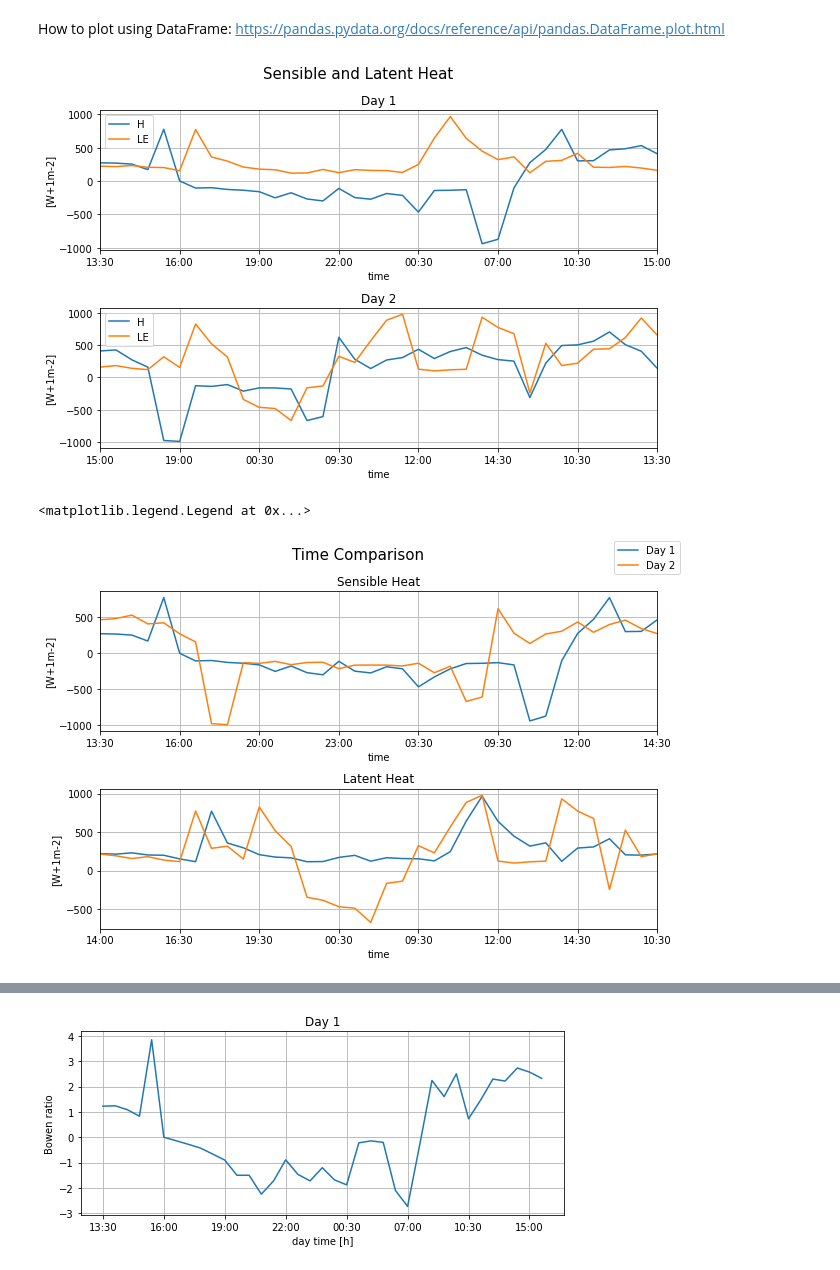
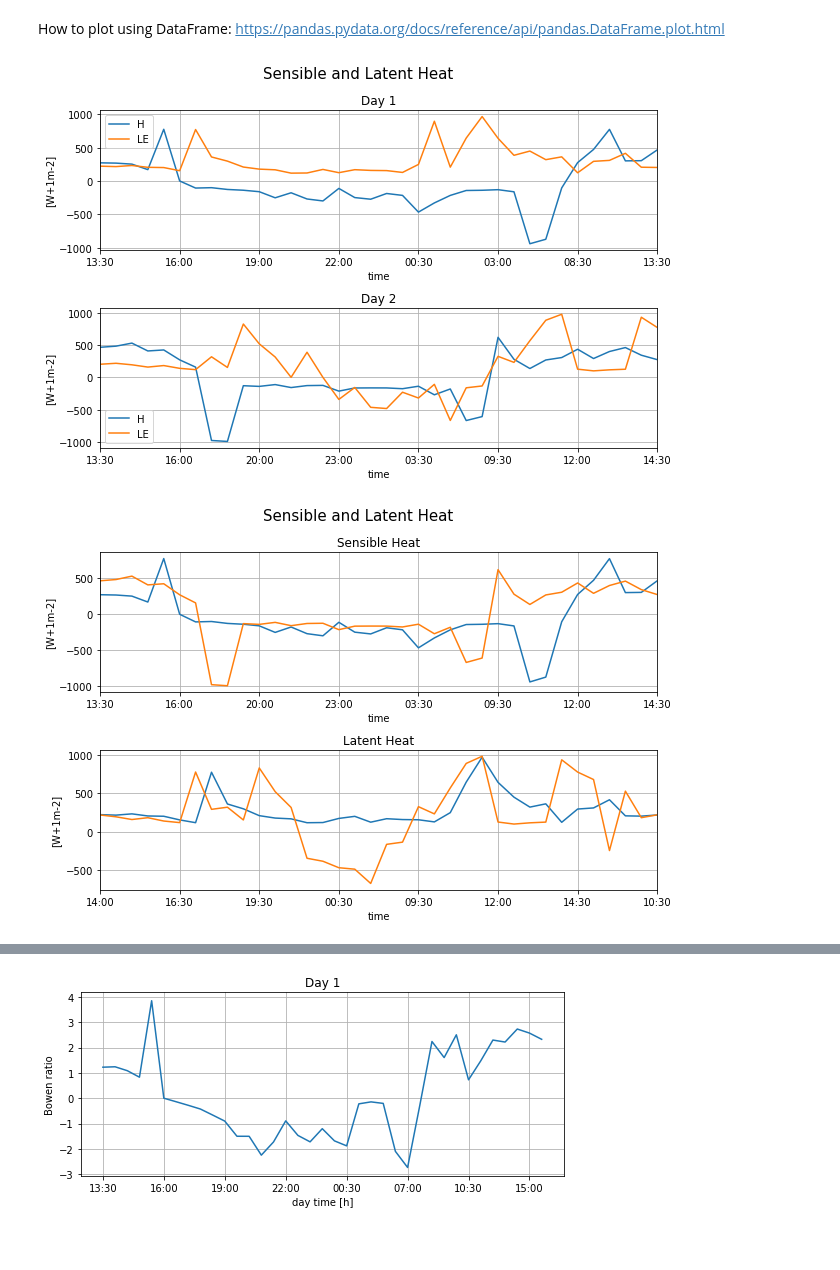
Before and after one commit to stelakus/BTR_DataAnalysis, a Jupyter notebook: Testing_data_plotting.ipynb, the cells around one changed output, grey strips where cells are left out. Saved outputs shown, nothing was run; the diff lists cells and outputs as text; code cells hidden in the pictures; blank space fills up the shorter version.

```diff
--- a/Testing_data_plotting.ipynb
+++ b/Testing_data_plotting.ipynb
@@ -57,14 +56,20 @@ Note that the header parameter was set to `True` by default. That means the meth
 # %%
 #Customize loaded data
 
-df = pd.read_csv('eddypro_FdP_full_output_2022-01-28T073241_adv.csv',
+data = pd.read_csv('eddypro_FdP_full_output_2022-01-28T073241_adv.csv',
                    sep=';',           #semicolon value file
                    usecols=[1,2,10,11,13,14],   #only load the specified columns
                    parse_dates=[0],     # Intepret the 1st column as a date
                    skiprows=[0,2,3],         #skip the 3rd row of the file
                    na_values=['NaN'],       #take any 'NaN' as missing values
-                   #dtype={"qc_H":int},"qc_LE":int},             #parse the salary column as an integer
+                   dtype={"qc_H":int},             #parse the salary column as an integer
                    #MORE KEYWORDS
                    #quotechar="'",        #single quote allowed as quote character
 
 )
+print(data.shape)
+
+data1 = data.dropna() #filter out all rows containing one or more missing values
+print(data1.shape)
+
+data.head(10) #only show first 10 rows
@@ -219,5 +145,5 @@ print(df_HLE.shape)
 # %% [markdown]
 We can make sure our new data frame contains only rows corresponding to specified values:
 # %%
-df_H = df[df.qc_H.eq(0)]
-df.qc_H.unique(),df.qc_H.unique()
+data_H = data[data.qc_H.eq(0)]
+data.qc_H.unique(),data_H.qc_H.unique()
@@ -289,15 +202,13 @@ plt.show()
 # %% [output]
 [figure]
 # %%
-#subsets of data for day1 and day2 for sensible and latent heat
-d1H = data_H[0:37]
-d2H = data_H[35:72]
+sample1 = data_H[0:37]
+sample2 = data_H[35:72]
 
-d1LE = data_LE[0:37]
-d2LE = data_LE[35:72]
+sample3 = data_LE[0:37]
+sample4 = data_LE[35:72]
 
-d1HLE = data_HLE[0:37]
-d2HLE = data_HLE[35:72]
+sample5 = data_HLE[0:37]
 # %%
 plt.rcParams["figure.figsize"] = [7.50, 3.50]
 plt.rcParams["figure.autolayout"] = True
@@ -310,46 +221,40 @@ How to plot using DataFrame: https://pandas.pydata.org/docs/reference/api/pandas
 # %%
 fig, ax = plt.subplots(2, 1)
 fig.suptitle('Sensible and Latent Heat',size=15)
 
 plt.title("Sensible and Latent Heat Fluxes")
 ax = plt.subplot(211)
-d1HLE.plot(kind='line',x='time',y=['H','LE'],ax=ax,
+sample1.plot(kind='line',x='time',y=['H','LE'],ax=ax,
              figsize=(9,6),grid=True,xlim=(0,35),
              title="Day 1",ylabel='[W+1m-2]')
 
 ax = plt.subplot(212)
-d2HLE.plot(kind='line',x='time',y=['H','LE'],ax=ax,
+sample2.plot(kind='line',x='time',y=['H','LE'],ax=ax,
              figsize=(9,6),grid=True,xlim=(0,35),
              title="Day 2",ylabel='[W+1m-2]');
 # %% [output]
-[figure, old version]
+[figure, new version]
 # %%
-#create figure with subplots
 fig, (ax1,ax2) = plt.subplots(2, 1)
-fig.suptitle('Time Comparison',size=15)
+fig.suptitle('Sensible and Latent Heat',size=15)
 
-#plot data for day1
+plt.title("Time Comparison")
 ax1 = plt.subplot(211)
-d1H = sample1.plot(kind='line',x='time',y='H',ax=ax1,
+sample1.plot(kind='line',x='time',y='H',ax=ax1,
              figsize=(9,6),grid=True,xlim=(0,35),
              title="Day 1",ylabel='[W+1m-2]',legend=False)
-d2H = sample2.plot(kind='line',x='time',y='H',ax=ax1,
+sample2.plot(kind='line',x='time',y='H',ax=ax1,
              figsize=(9,6),grid=True,xlim=(0,35),
              title="Sensible Heat",ylabel='[W+1m-2]',legend=False)
+#IDK HOW TO MAKE SUCH LEGEND BUT NO MATTER
+#legend = fig.legend(handles=[sample1.2dline], loc='upper right')
 
-#plot data for day2
 ax2 = plt.subplot(212)
-d1LE = sample3.plot(kind='line',x='time',y='LE',ax=ax2,
+sample3.plot(kind='line',x='time',y='LE',ax=ax2,
              figsize=(9,6),grid=True,xlim=(0,35),
              title="Day 1",ylabel='[W+1m-2]',legend=False)
-d2LE = sample4.plot(kind='line',x='time',y='LE',ax=ax2,
+sample4.plot(kind='line',x='time',y='LE',ax=ax2,
              figsize=(9,6),grid=True,xlim=(0,35),
              title="Latent Heat",ylabel='[W+1m-2]',legend=False);
-
-#Create a customizable legend
-day1 = mlines.Line2D([], [], color='tab:blue', markersize=3, label='Day 1')
-day2 = mlines.Line2D([], [], color='tab:orange', markersize=3, label='Day 2')
-fig.legend(handles=[day1, day2])
 # %% [output]
-<matplotlib.legend.Legend at 0x...>
-[figure, old version]
+[figure, new version]
```
Also changed, not shown: parts of 35 cells of this notebook, 5 other files.
